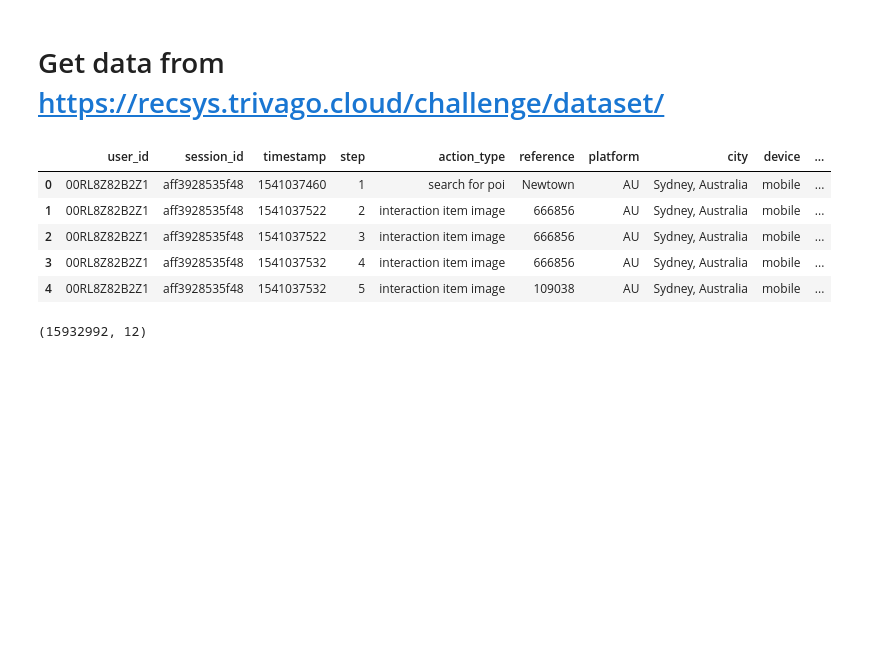
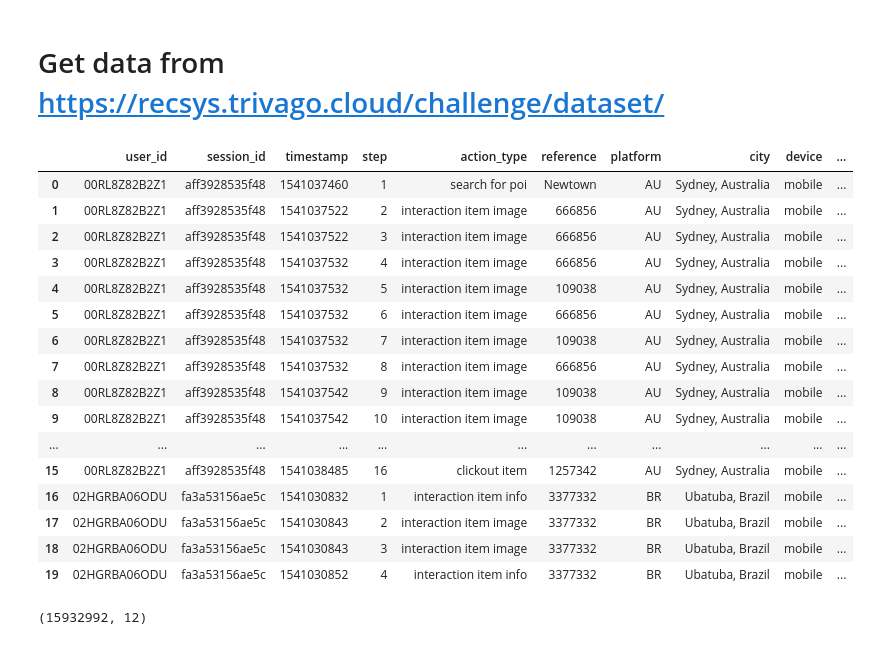
Before and after one commit to Agulaa/trivago-RecSys-Challenge-2019, a Jupyter notebook: notebooks/split_train_data.ipynb, the cells around one changed output. Drawn from its saved outputs; the diff is of its cells as text; code cells hidden in the pictures; blank space fills up the shorter version.

```diff
--- a/Split train data.ipynb
+++ b/notebooks/split_train_data.ipynb
@@ -6,15 +6,26 @@ import numpy as np
 # %% [markdown]
 # Get data from https://recsys.trivago.cloud/challenge/dataset/
 # %%
-df = pd.read_csv('../data/Rectrain.csv')
-df.head()
+df = pd.read_csv('../data/Rectrain.csv', nrows=20)
+df.head(20)
 # %% [output]
 |  | user_id | session_id | timestamp | step | action_type | reference | platform | city | device | ... |
 | 0 | 00RL8Z82B2Z1 | aff3928535f48 | 1541037460 | 1 | search for poi | Newtown | AU | Sydney, Australia | mobile | ... |
 | 1 | 00RL8Z82B2Z1 | aff3928535f48 | 1541037522 | 2 | interaction item image | 666856 | AU | Sydney, Australia | mobile | ... |
 | 2 | 00RL8Z82B2Z1 | aff3928535f48 | 1541037522 | 3 | interaction item image | 666856 | AU | Sydney, Australia | mobile | ... |
 | 3 | 00RL8Z82B2Z1 | aff3928535f48 | 1541037532 | 4 | interaction item image | 666856 | AU | Sydney, Australia | mobile | ... |
 | 4 | 00RL8Z82B2Z1 | aff3928535f48 | 1541037532 | 5 | interaction item image | 109038 | AU | Sydney, Australia | mobile | ... |
+| 5 | 00RL8Z82B2Z1 | aff3928535f48 | 1541037532 | 6 | interaction item image | 666856 | AU | Sydney, Australia | mobile | ... |
+| 6 | 00RL8Z82B2Z1 | aff3928535f48 | 1541037532 | 7 | interaction item image | 109038 | AU | Sydney, Australia | mobile | ... |
+| 7 | 00RL8Z82B2Z1 | aff3928535f48 | 1541037532 | 8 | interaction item image | 666856 | AU | Sydney, Australia | mobile | ... |
+| 8 | 00RL8Z82B2Z1 | aff3928535f48 | 1541037542 | 9 | interaction item image | 109038 | AU | Sydney, Australia | mobile | ... |
+| 9 | 00RL8Z82B2Z1 | aff3928535f48 | 1541037542 | 10 | interaction item image | 109038 | AU | Sydney, Australia | mobile | ... |
+| ... | ... | ... | ... | ... | ... | ... | ... | ... | ... | ... |
+| 15 | 00RL8Z82B2Z1 | aff3928535f48 | 1541038485 | 16 | clickout item | 1257342 | AU | Sydney, Australia | mobile | ... |
+| 16 | 02HGRBA06ODU | fa3a53156ae5c | 1541030832 | 1 | interaction item info | 3377332 | BR | Ubatuba, Brazil | mobile | ... |
+| 17 | 02HGRBA06ODU | fa3a53156ae5c | 1541030843 | 2 | interaction item image | 3377332 | BR | Ubatuba, Brazil | mobile | ... |
+| 18 | 02HGRBA06ODU | fa3a53156ae5c | 1541030843 | 3 | interaction item image | 3377332 | BR | Ubatuba, Brazil | mobile | ... |
+| 19 | 02HGRBA06ODU | fa3a53156ae5c | 1541030852 | 4 | interaction item info | 3377332 | BR | Ubatuba, Brazil | mobile | ... |
 # %%
 df.shape
 # %% [output]
```
Also changed, not shown: 9 other files.
